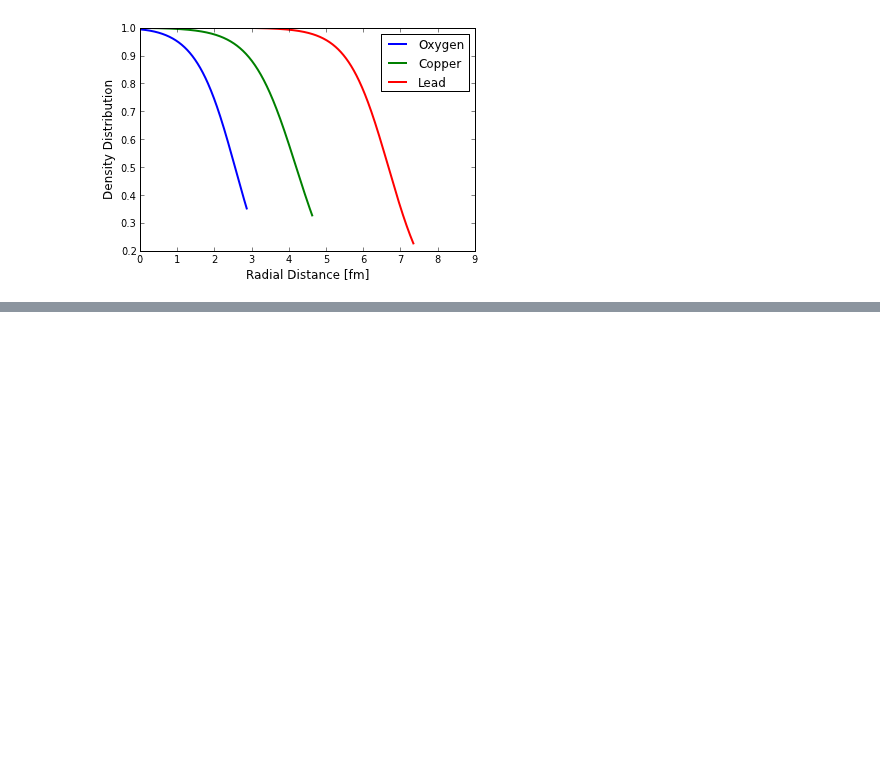
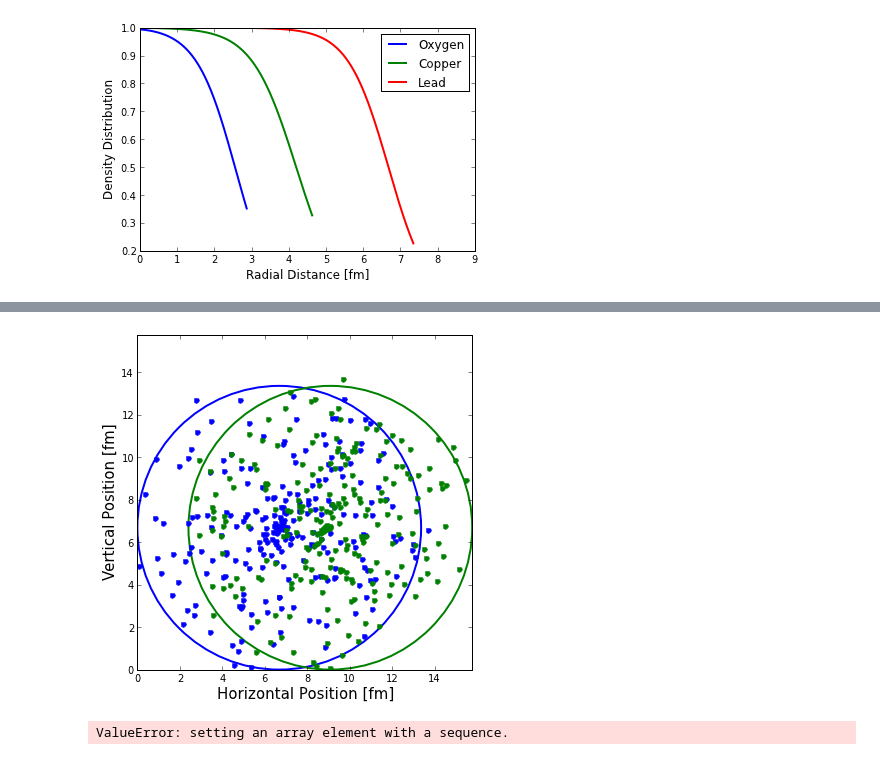
Before and after one commit to jdfreder/MCG, a Jupyter notebook: Project/NuclearInteractions.ipynb, the cells around one changed output, grey strips where cells are left out. Saved outputs shown, nothing was run; the diff lists cells and outputs as text; code cells hidden in the pictures; blank space fills up the shorter version.

```diff
--- a/Project/NuclearInteractions.ipynb
+++ b/Project/NuclearInteractions.ipynb
@@ -153,0 +186,24 @@ fig.set_size_inches(6,6)
+# %%
+N1=plt.Circle((Rp,Rp),Rp,color='b',fill=False,lw=2)
+N2=plt.Circle((Rp+b,Rp),Rp,color='g',fill=False,lw=2)
+fig = plt.gcf()
+ax = plt.gca()
+ax.plot(Rp+Nucleus1[:,0]*cos(Nucleus1[:,1]),Rp+Nucleus1[:,0]*sin(Nucleus1[:,1]),'b.',ms=10)
+ax.plot(Rp+b+Nucleus2[:,0]*cos(Nucleus2[:,1]),Rp+Nucleus2[:,0]*sin(Nucleus2[:,1]),'g.',ms=10)
+fig.gca().add_artist(N1)
+fig.gca().add_artist(N2)
+xlim((0,2*Rp+b))
+ylim((0,2*Rp+b))
+xlabel('Horizontal Position [fm]',fontsize=15)
+ylabel('Vertical Position [fm]',fontsize=15)
+fig.set_size_inches(6,6)
+# %% [output]
+[figure, added]
+# %%
+testP=zeros((A[Particle],2),float)
+EmbedTest=zeros(4)
+EmbedTest[0]=testP
+print EmbedTest
+print testP
+# %% [output]
+ValueError: setting an array element with a sequence.
```
Also changed, not shown: parts of 6 cells of this notebook.
